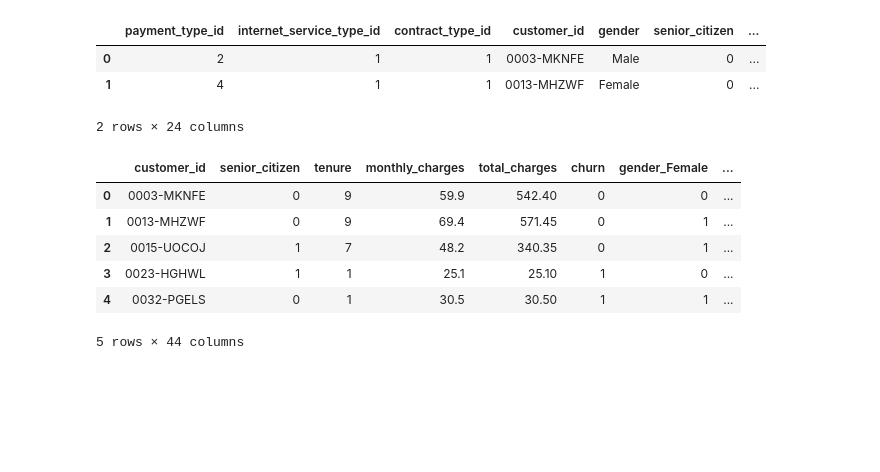
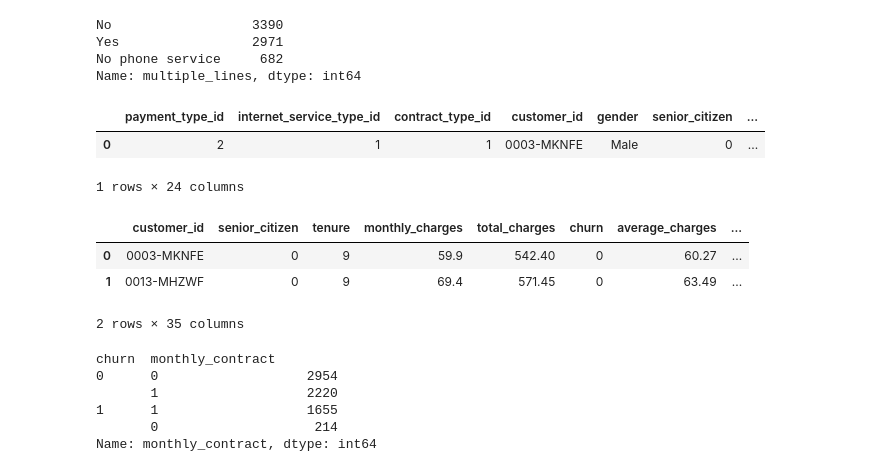
Before and after one commit to DBerchelmann/telco_classification_project, a Jupyter notebook: prepare.ipynb, the cells around one changed output. Cells and saved outputs as stored; diff of their text form; code cells hidden in the pictures; blank space fills up the shorter version.

```diff
--- a/prepare.ipynb
+++ b/prepare.ipynb
@@ -36,21 +16,33 @@ memory usage: 1.3+ MB
+# %%
+df.multiple_lines.value_counts()
+# %% [output]
+No                  3390
+Yes                 2971
+No phone service     682
+Name: multiple_lines, dtype: int64
 # %%
-df.head(2)
+df.head(1)
 # %% [output]
 |  | payment_type_id | internet_service_type_id | contract_type_id | customer_id | gender | senior_citizen | ... |
 | 0 | 2 | 1 | 1 | 0003-MKNFE | Male | 0 | ... |
-| 1 | 4 | 1 | 1 | 0013-MHZWF | Female | 0 | ... |
-2 rows × 24 columns
+1 rows × 24 columns
 # %%
 from prepare import clean_telco, train_validate_test_split
 # %%
 df = clean_telco(df)
 # %%
-df.head()
+df.head(2)
 # %% [output]
-|  | customer_id | senior_citizen | tenure | monthly_charges | total_charges | churn | gender_Female | ... |
-| 0 | 0003-MKNFE | 0 | 9 | 59.9 | 542.40 | 0 | 0 | ... |
-| 1 | 0013-MHZWF | 0 | 9 | 69.4 | 571.45 | 0 | 1 | ... |
-| 2 | 0015-UOCOJ | 1 | 7 | 48.2 | 340.35 | 0 | 1 | ... |
-| 3 | 0023-HGHWL | 1 | 1 | 25.1 | 25.10 | 1 | 0 | ... |
-| 4 | 0032-PGELS | 0 | 1 | 30.5 | 30.50 | 1 | 1 | ... |
+|  | customer_id | senior_citizen | tenure | monthly_charges | total_charges | churn | average_charges | ... |
+| 0 | 0003-MKNFE | 0 | 9 | 59.9 | 542.40 | 0 | 60.27 | ... |
+| 1 | 0013-MHZWF | 0 | 9 | 69.4 | 571.45 | 0 | 63.49 | ... |
-5 rows × 44 columns
+2 rows × 35 columns
+# %%
+df.groupby('churn').monthly_contract.value_counts()
+# %% [output]
+churn  monthly_contract
+0      0                   2954
+       1                   2220
+1      1                   1655
+       0                    214
+Name: monthly_contract, dtype: int64
```
Also changed, not shown: parts of 3 cells of this notebook, 4 other files.
